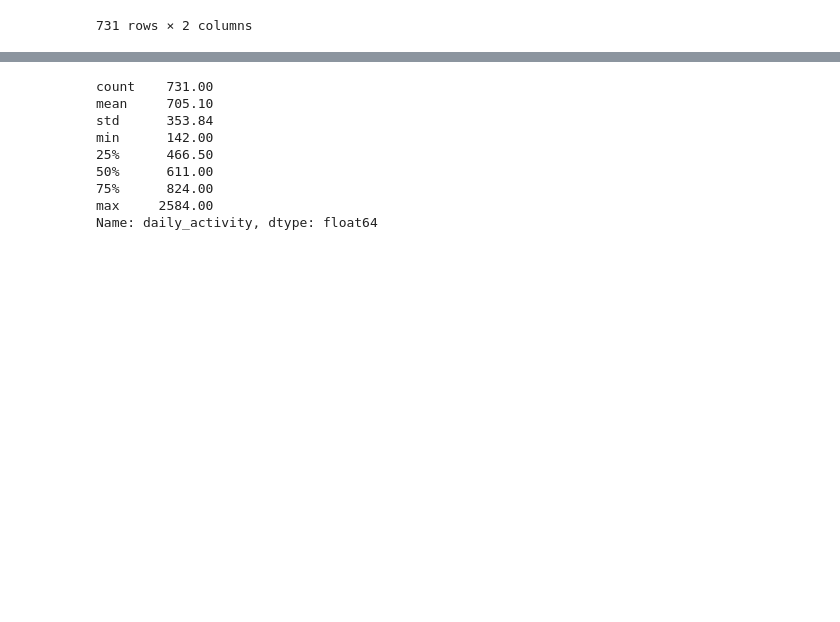
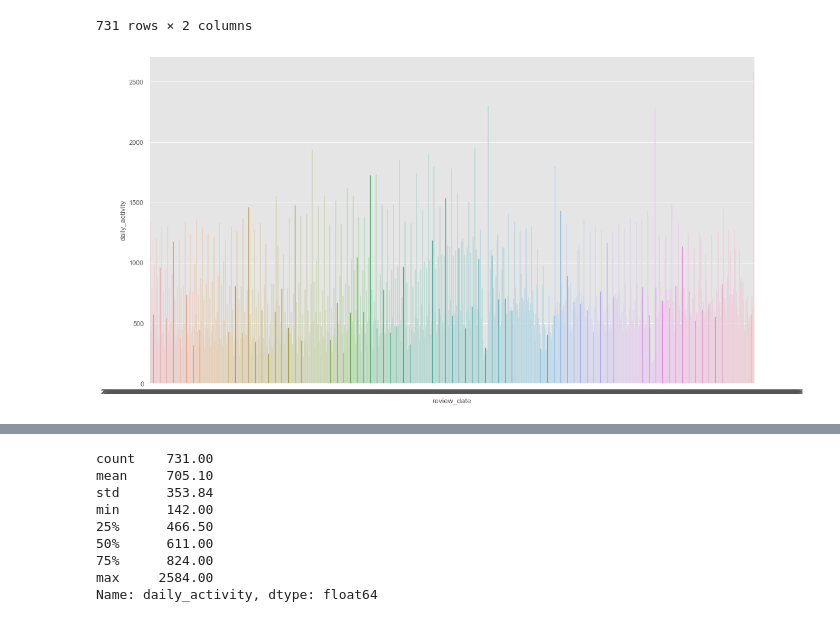
Before and after one commit to Chepell/SF_PROJECT_03, a Jupyter notebook: project-3.ipynb, the cells around one changed output, grey strips where cells are left out. Saved outputs shown, nothing was run; the diff lists cells and outputs as text; code cells hidden in the pictures; blank space fills up the shorter version.

```diff
--- a/project-3.ipynb
+++ b/project-3.ipynb
@@ -516,6 +541,11 @@ count_daily_review
 | 729 | 2017-08-02 | 2584 |
 | 730 | 2017-08-03 | 855 |
 731 rows × 2 columns
+# %%
+fig = plt.figure(figsize=(18, 10))
+sns.barplot(data=count_daily_review, x='review_date', y='daily_activity');
+# %% [output]
+[figure, added]
 # %%
 count_daily_review['daily_activity'].value_counts(True) * 100
 # %% [output]
```
Also changed, not shown: parts of 16 cells of this notebook, 1 other file.
